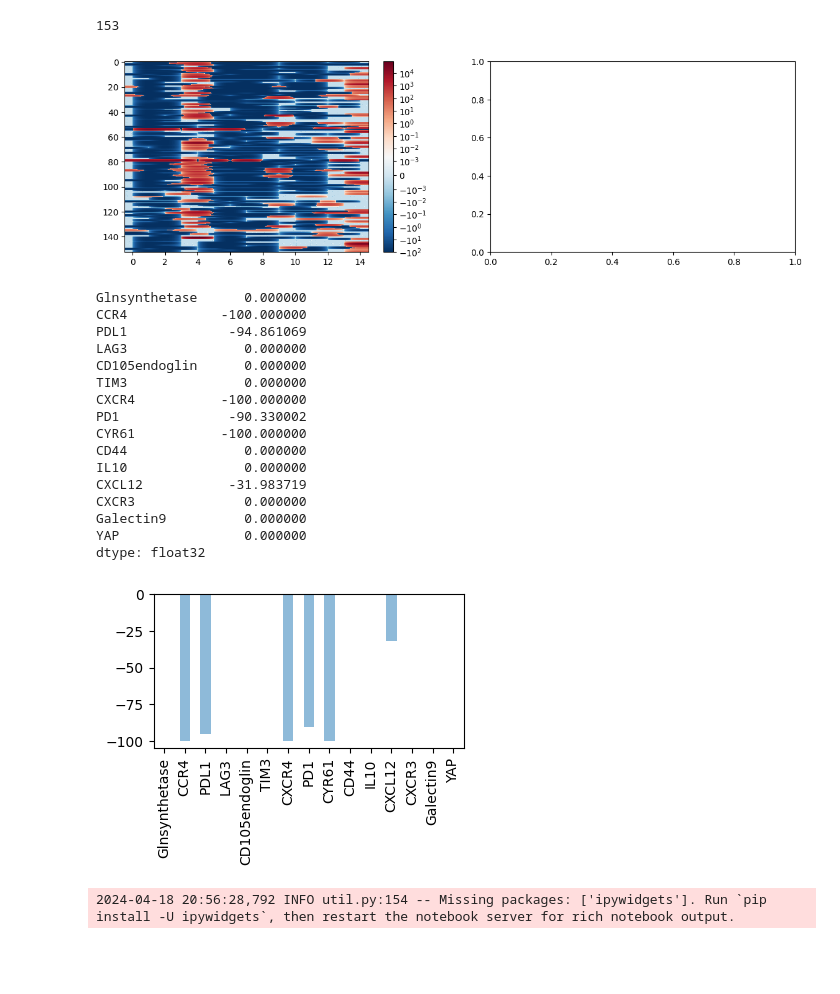
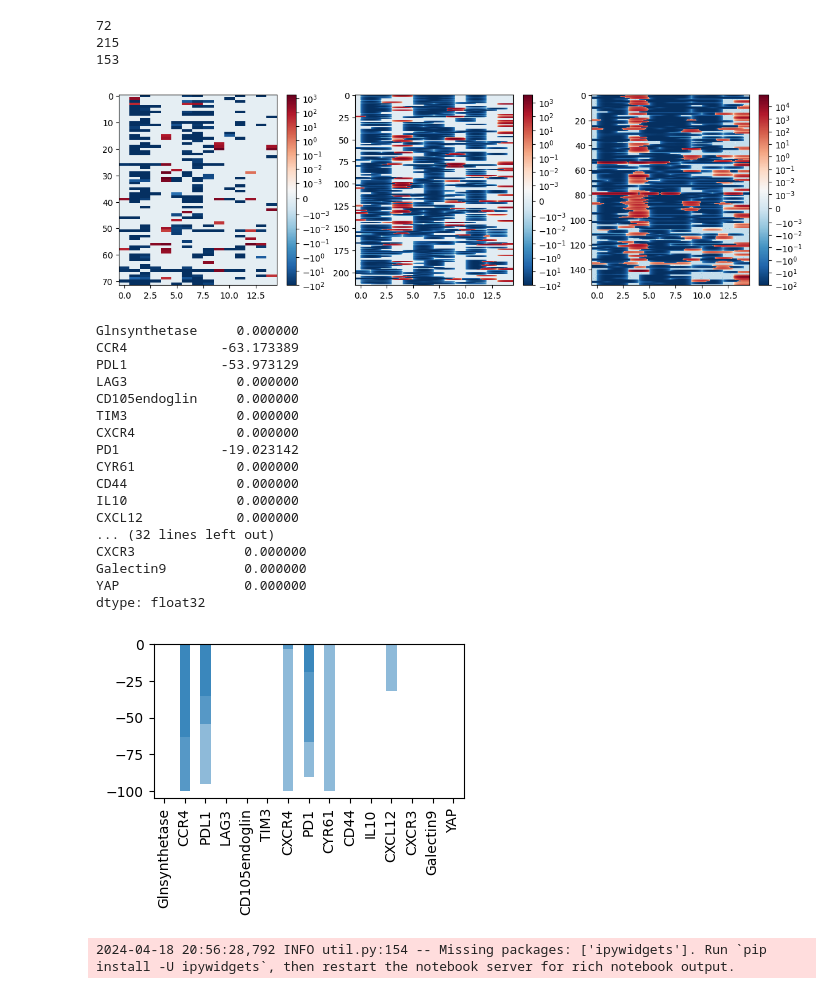
Before and after one commit to neonine2/morpheus-spatial, a Jupyter notebook: compare_test.ipynb, the cells around one changed output. Cells and saved outputs as stored; diff of their text form; code cells hidden in the pictures; blank space fills up the shorter version.

```diff
--- a/compare_test.ipynb
+++ b/compare_test.ipynb
@@ -36,7 +36,7 @@ def process_cf(data_path):
     return data
 # %%
 data = {}
-list_of_data = ["ray"]
+list_of_data = ["ray_100beta", "replicate_paper_numeric_pytorch_100beta", "ray"]
 for run in list_of_data:
     data_path = (
         f"/groups/mthomson/zwang2/IMC/output/cedarsLiver_sz48_pxl3_nc44/temp/cf/{run}/"
@@ -44,25 +44,27 @@ for run in list_of_data:
     data[run] = process_cf(data_path)
     print(len(data[run]))
 # %% [output]
+72
+215
 153
 # %%
 # plot in signed-log scale using imshow
 from matplotlib.colors import SymLogNorm
 
-fig, ax = plt.subplots(1, 2, figsize=(14, 4))
+fig, ax = plt.subplots(1, len(list_of_data), figsize=(14, 4))
 # colormap in signed-log scale
 for ii, name in enumerate(list_of_data):
     im = ax[ii].imshow(
         data[name].iloc[:, 1:],
         cmap="RdBu_r",
         aspect="auto",
         norm=SymLogNorm(linthresh=1e-3),
         interpolation=None,
     )
     fig.colorbar(im, ax=ax[ii])
 plt.show()
 # %% [output]
-[figure, old version]
+[figure, new version]
 # %%
 # make bar plot from median of the data (except for first column)
 fig, ax = plt.subplots(1, 1, figsize=(4, 2))
@@ -71,23 +73,24 @@ for name in list_of_data:
     print(data[name].iloc[:, 1:].median())
 plt.show()
 # %% [output]
-Glnsynthetase      0.000000
-CCR4            -100.000000
-PDL1             -94.861069
-LAG3               0.000000
-CD105endoglin      0.000000
-TIM3               0.000000
-CXCR4           -100.000000
-PD1              -90.330002
-CYR61           -100.000000
-CD44               0.000000
-IL10               0.000000
-CXCL12           -31.983719
+Glnsynthetase     0.000000
+CCR4            -63.173389
+PDL1            -53.973129
+LAG3              0.000000
+CD105endoglin     0.000000
+TIM3              0.000000
+CXCR4             0.000000
+PD1             -19.023142
+CYR61             0.000000
+CD44              0.000000
+IL10              0.000000
+CXCL12            0.000000
+... (32 lines left out)
 CXCR3              0.000000
 Galectin9          0.000000
 YAP                0.000000
 dtype: float32
-[figure, old version]
+[figure, new version]
 # %%
 import morpheus as mp
 
```
Also changed, not shown: 3 other files.
